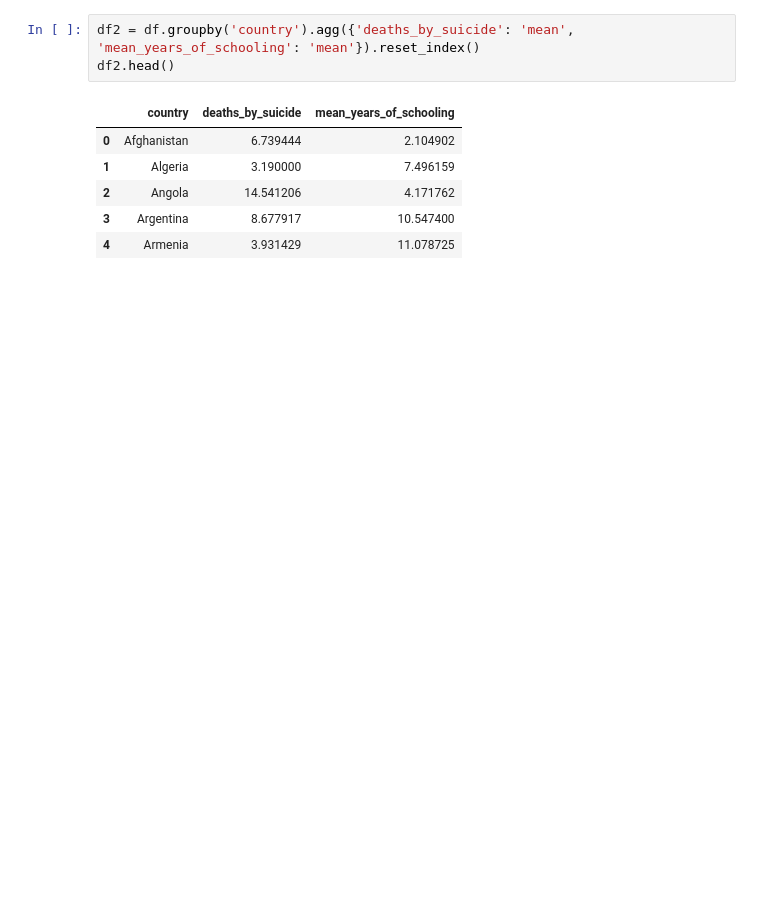
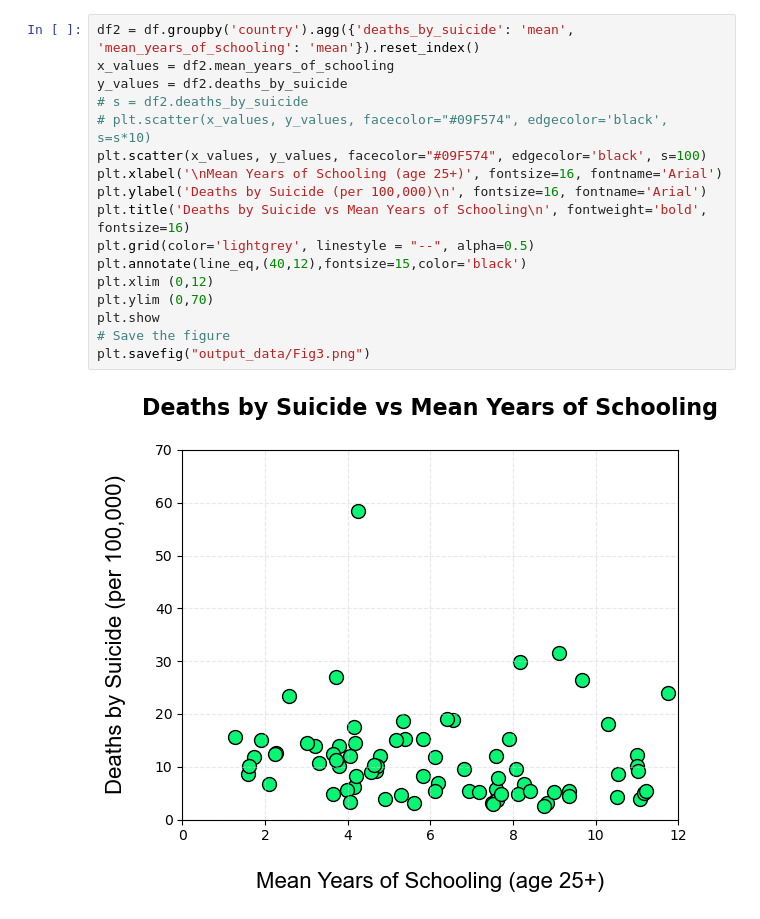
Before and after one commit to BramSunner/project-1-group-04, a Jupyter notebook: sarah_work/sarah_notebook.ipynb, the cells around one changed output. Cells and saved outputs as stored; diff of their text form; blank space fills up the shorter version.

```diff
--- a/sarah_work/sarah_notebook.ipynb
+++ b/sarah_work/sarah_notebook.ipynb
@@ -156,12 +70,21 @@ The r-squared is: 0.028572298511671857
-# %%
-df2 = df.groupby('country').agg({'deaths_by_suicide': 'mean', 'mean_years_of_schooling': 'mean'}).reset_index()
-df2.head()
-# %% [output]
-|  | country | deaths_by_suicide | mean_years_of_schooling |
-| 0 | Afghanistan | 6.739444 | 2.104902 |
-| 1 | Algeria | 3.190000 | 7.496159 |
-| 2 | Angola | 14.541206 | 4.171762 |
-| 3 | Argentina | 8.677917 | 10.547400 |
-| 4 | Armenia | 3.931429 | 11.078725 |
+# %%
+df2 = df.groupby('country').agg({'deaths_by_suicide': 'mean', 'mean_years_of_schooling': 'mean'}).reset_index()
+x_values = df2.mean_years_of_schooling
+y_values = df2.deaths_by_suicide
+# s = df2.deaths_by_suicide
+# plt.scatter(x_values, y_values, facecolor="#09F574", edgecolor='black', s=s*10)
+plt.scatter(x_values, y_values, facecolor="#09F574", edgecolor='black', s=100)
+plt.xlabel('\nMean Years of Schooling (age 25+)', fontsize=16, fontname='Arial')
+plt.ylabel('Deaths by Suicide (per 100,000)\n', fontsize=16, fontname='Arial')
+plt.title('Deaths by Suicide vs Mean Years of Schooling\n', fontweight='bold', fontsize=16)
+plt.grid(color='lightgrey', linestyle = "--", alpha=0.5)
+plt.annotate(line_eq,(40,12),fontsize=15,color='black')
+plt.xlim (0,12)
+plt.ylim (0,70)
+plt.show
+# Save the figure
+plt.savefig("output_data/Fig3.png")
+# %% [output]
+[figure, added]
 # %%
 df2 = df.groupby('country').agg({'deaths_by_suicide': 'mean', 'mean_years_of_schooling': 'mean'}).reset_index()
```
Also changed, not shown: parts of 18 cells of this notebook, 11 other files.
